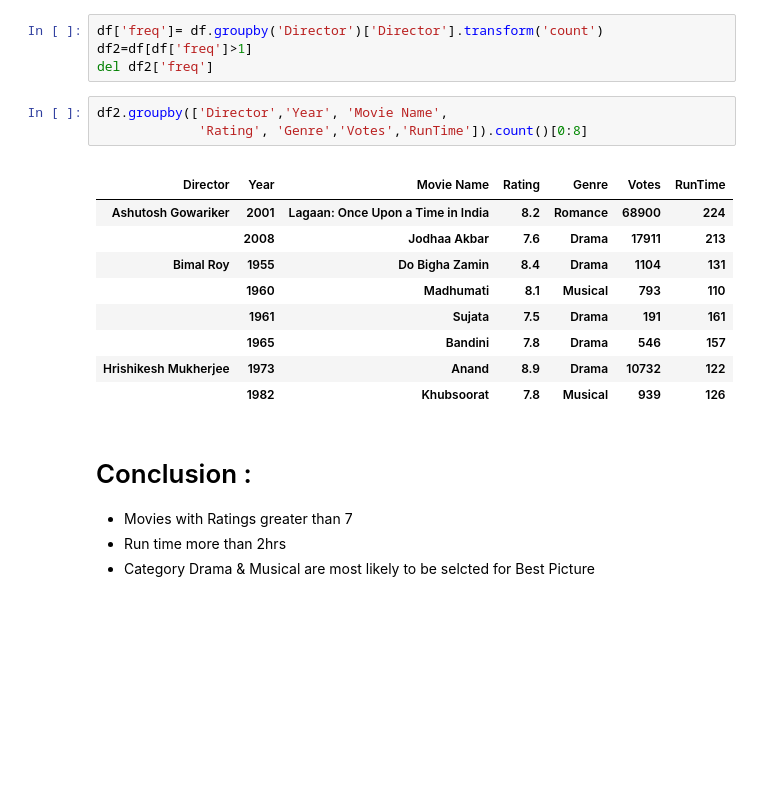
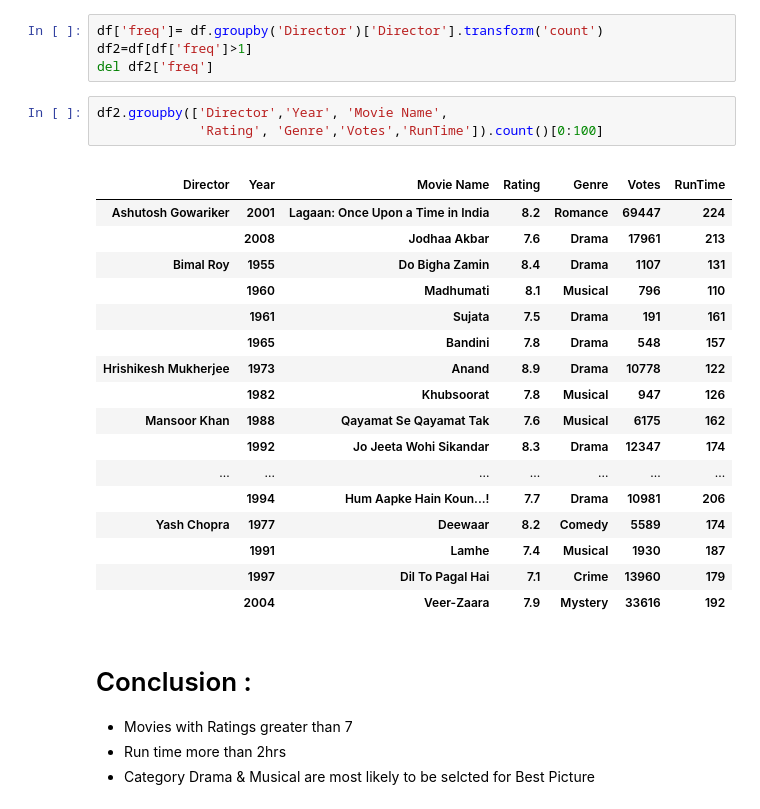
Before and after one commit to min2bro/WebScraping, a Jupyter notebook: WebScrapingnDataAnalysis.ipynb, the cells around one changed output. Drawn from its saved outputs; the diff is of its cells as text; blank space fills up the shorter version.

```diff
--- a/WebScrapingnDataAnalysis.ipynb
+++ b/WebScrapingnDataAnalysis.ipynb
@@ -388,18 +405,26 @@ df2=df[df['freq']>1]
 del df2['freq']
 # %%
 df2.groupby(['Director','Year', 'Movie Name',
-             'Rating', 'Genre','Votes','RunTime']).count()[0:8]
+             'Rating', 'Genre','Votes','RunTime']).count()[0:100]
 # %% [output]
 |  |  |  |  |  |  |  |
 | Director | Year | Movie Name | Rating | Genre | Votes | RunTime |
-| Ashutosh Gowariker | 2001 | Lagaan: Once Upon a Time in India | 8.2 | Romance | 68900 | 224 |
-|  | 2008 | Jodhaa Akbar | 7.6 | Drama | 17911 | 213 |
-| Bimal Roy | 1955 | Do Bigha Zamin | 8.4 | Drama | 1104 | 131 |
-|  | 1960 | Madhumati | 8.1 | Musical | 793 | 110 |
+| Ashutosh Gowariker | 2001 | Lagaan: Once Upon a Time in India | 8.2 | Romance | 69447 | 224 |
+|  | 2008 | Jodhaa Akbar | 7.6 | Drama | 17961 | 213 |
+| Bimal Roy | 1955 | Do Bigha Zamin | 8.4 | Drama | 1107 | 131 |
+|  | 1960 | Madhumati | 8.1 | Musical | 796 | 110 |
 |  | 1961 | Sujata | 7.5 | Drama | 191 | 161 |
-|  | 1965 | Bandini | 7.8 | Drama | 546 | 157 |
-| Hrishikesh Mukherjee | 1973 | Anand | 8.9 | Drama | 10732 | 122 |
-|  | 1982 | Khubsoorat | 7.8 | Musical | 939 | 126 |
+|  | 1965 | Bandini | 7.8 | Drama | 548 | 157 |
+| Hrishikesh Mukherjee | 1973 | Anand | 8.9 | Drama | 10778 | 122 |
+|  | 1982 | Khubsoorat | 7.8 | Musical | 947 | 126 |
+| Mansoor Khan | 1988 | Qayamat Se Qayamat Tak | 7.6 | Musical | 6175 | 162 |
+|  | 1992 | Jo Jeeta Wohi Sikandar | 8.3 | Drama | 12347 | 174 |
+| ... | ... | ... | ... | ... | ... | ... |
+|  | 1994 | Hum Aapke Hain Koun...! | 7.7 | Drama | 10981 | 206 |
+| Yash Chopra | 1977 | Deewaar | 8.2 | Comedy | 5589 | 174 |
+|  | 1991 | Lamhe | 7.4 | Musical | 1930 | 187 |
+|  | 1997 | Dil To Pagal Hai | 7.1 | Crime | 13960 | 179 |
+|  | 2004 | Veer-Zaara | 7.9 | Mystery | 33616 | 192 |
 # %% [markdown]
 # Conclusion :
 
```
Also changed, not shown: parts of 55 cells of this notebook, 9 other files.
